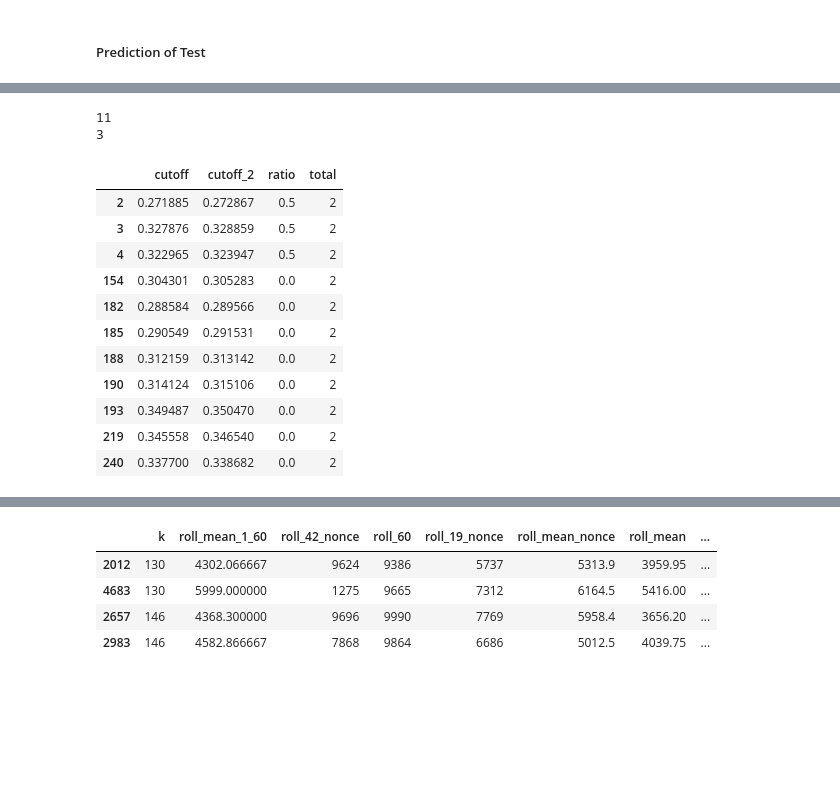
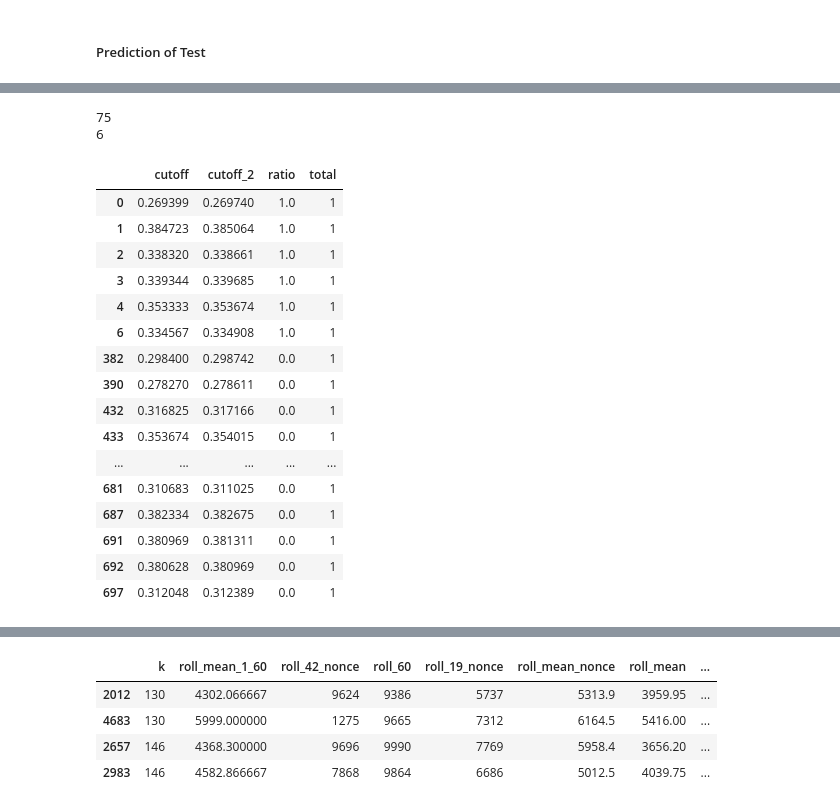
Before and after one commit to baskarsambandamurthy/hashing, a Jupyter notebook: baseline hash-trend-verification ML large volume hash 25 features.ipynb, the cells around one changed output, grey strips where cells are left out. Drawn from its saved outputs; the diff is of its cells as text; code cells hidden in the pictures; blank space fills up the shorter version.

```diff
--- a/baseline hash-trend-verification ML large volume hash 25 features.ipynb
+++ b/baseline hash-trend-verification ML large volume hash 25 features.ipynb
@@ -1081,7 +1085,7 @@ if not READ_FROM_FILE:
                         match_count_exp=train_client_size,
                         feature_chain_length=feature_chain_length,
                         is_data_hash = True,
-                        test_limit=62,
+                        test_limit=38,
                         last_index=last_index,result_df=results_df,
                         hash_list_nonce=hash_list_nonce)
     row = results_df.iloc[len(results_df)-1]
@@ -2229,25 +2212,26 @@ tr_indices_seeds=[]
 for fold in range(n_folds):
 #     tr_indices = train[(fold+2) * train_client_size:].index
 #     val_indices = train[(fold) * train_client_size:(fold+1) * train_client_size].index
-    tr_offset = 25#28
+    tr_offset = 1#25
     tr_length = 25#25
     tr_start = (fold+tr_offset) * train_client_size
     tr_end = (fold+tr_offset+tr_length) * train_client_size
     tr_indices = train[tr_start:tr_end].index #fold + 3
 #     tr_indices = list(tr_indices) + list(train[70:90].index) #fold + 3
 
-    tr_indices_seed=[]
-    for i in range(1,tr_offset):
-        tr_start_seed = (fold+i) * train_client_size
-        tr_end_seed = (fold+i+1) * train_client_size
-        tr_indices_seed.append(train[tr_start_seed:tr_end_seed].index) #fold + 3
+#     tr_indices_seed=[]
+#     for i in range(1,tr_offset):
+#         tr_start_seed = (fold+i) * train_client_size
+#         tr_end_seed = (fold+i+1) * train_client_size
+#         tr_indices_seed.append(train[tr_start_seed:tr_end_seed].index) #fold + 3
 
     # tr_start_seed = (fold+1) * train_client_size
     # tr_end_seed = (fold+tr_offset) * train_client_size
     # tr_indices_seed = train[tr_start_seed:tr_end_seed].index #fold + 3
 
-    val_indices = train[(fold+1) * train_client_size:(fold+2) * train_client_size].index
-#     val_indices = train[(fold) * train_client_size:(fold+1) * train_client_size].index
+    tr_indices_seed = [train[0:(fold+1) * train_client_size].index]
+#     val_indices = train[(fold+1) * train_client_size:(fold+2) * train_client_size].index
+    val_indices = train[(fold) * train_client_size:(fold+1) * train_client_size].index
     tr_indices_seeds.append(tr_indices_seed)
     tr_indices_folds.append(tr_indices)
     val_indices_folds.append(val_indices)
@@ -2259,10 +2243,17 @@ for fold in range(n_folds):
 def get_opt_cutoff_prec(labels,preds):
     precision, recall, thresholds  = precision_recall_curve(labels, preds)
     f1_score= 2*((precision*recall)/(precision+recall))
+
+    f1_score = f1_score[:len(thresholds)]
+    f1_score[np.isnan(f1_score)]=0
 #     optimal_idx = np.nanargmax(precision[:len(precision)-1])
 #     print(f'precision borders:{precision[0],precision[len(precision)-2]}')
 #     print(f'recall borders:{recall[0],recall[len(recall)-2]}')
 #     print(f'f1_score size:{len(f1_score)} recall size:{len(recall)}')
+#     print(f'{precision=}')
+#     print(f'{recall=}')
+#     print(f'{f1_score=}')
+#     print(f'{thresholds=}')
 #     print(f'optimal_idx:{optimal_idx} precision size:{len(precision)} thresholds size:{len(thresholds)}')
     optimal_idx = np.nanargmax(f1_score)
     optimal_threshold = thresholds[optimal_idx]
@@ -3093,7 +3037,7 @@ ratios =[]
 totals =[]
 print(test_hash_probs['probs'].describe())
 cutoffs = np.linspace(test_hash_probs['probs'].min(),
-                      test_hash_probs['probs'].quantile(0.95),250)
+                      test_hash_probs['probs'].quantile(0.95),700)
 for i,cutoff in enumerate(cutoffs[:len(cutoffs)-1]):
 #     cutoff=0.4
 #     diff = 0.01
@@ -3191,22 +3131,27 @@ df.describe()
 # %%
-print(len(df[df['total']==2]))
-print(len(df[(df['total']==2) & (df['ratio']>0)]))
-df[df['total']==2]
+print(len(df[df['total']==1]))
+print(len(df[(df['total']==1) & (df['ratio']>0)]))
+df[df['total']==1]
 # %% [output]
-11
-3
+75
+6
 |  | cutoff | cutoff_2 | ratio | total |
-| 2 | 0.271885 | 0.272867 | 0.5 | 2 |
-| 3 | 0.327876 | 0.328859 | 0.5 | 2 |
-| 4 | 0.322965 | 0.323947 | 0.5 | 2 |
-| 154 | 0.304301 | 0.305283 | 0.0 | 2 |
-| 182 | 0.288584 | 0.289566 | 0.0 | 2 |
-| 185 | 0.290549 | 0.291531 | 0.0 | 2 |
-| 188 | 0.312159 | 0.313142 | 0.0 | 2 |
-| 190 | 0.314124 | 0.315106 | 0.0 | 2 |
-| 193 | 0.349487 | 0.350470 | 0.0 | 2 |
-| 219 | 0.345558 | 0.346540 | 0.0 | 2 |
-| 240 | 0.337700 | 0.338682 | 0.0 | 2 |
+| 0 | 0.269399 | 0.269740 | 1.0 | 1 |
+| 1 | 0.384723 | 0.385064 | 1.0 | 1 |
+| 2 | 0.338320 | 0.338661 | 1.0 | 1 |
+| 3 | 0.339344 | 0.339685 | 1.0 | 1 |
+| 4 | 0.353333 | 0.353674 | 1.0 | 1 |
+| 6 | 0.334567 | 0.334908 | 1.0 | 1 |
+| 382 | 0.298400 | 0.298742 | 0.0 | 1 |
+| 390 | 0.278270 | 0.278611 | 0.0 | 1 |
+| 432 | 0.316825 | 0.317166 | 0.0 | 1 |
+| 433 | 0.353674 | 0.354015 | 0.0 | 1 |
+| ... | ... | ... | ... | ... |
+| 681 | 0.310683 | 0.311025 | 0.0 | 1 |
+| 687 | 0.382334 | 0.382675 | 0.0 | 1 |
+| 691 | 0.380969 | 0.381311 | 0.0 | 1 |
+| 692 | 0.380628 | 0.380969 | 0.0 | 1 |
+| 697 | 0.312048 | 0.312389 | 0.0 | 1 |
 # %%
 df[df['ratio']<0.12].index[0]
 # %% [output]
```
Also changed, not shown: parts of 51 cells of this notebook.
